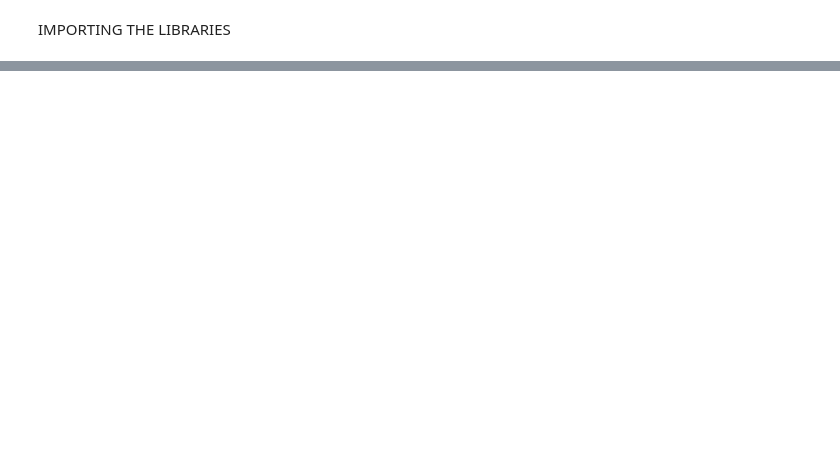
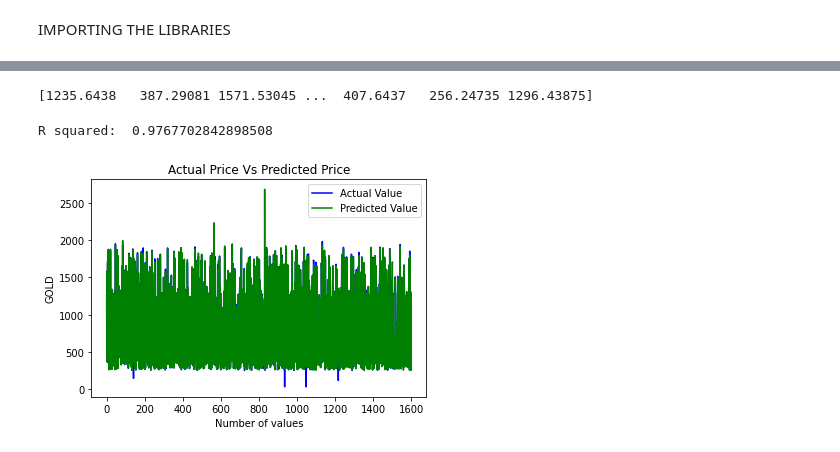
Before and after one commit to lionelrug/Agile-Digital-Project, a Jupyter notebook: GoldPriceP.ipynb, the cells around one changed output, grey strips where cells are left out. Cells and saved outputs as stored; diff of their text form; code cells hidden in the pictures; blank space fills up the shorter version.

```diff
--- a/GoldPriceP.ipynb
+++ b/GoldPriceP.ipynb
@@ -160,0 +161,10 @@ ValueError: ignored
+# %%
+from sklearn.model_selection import train_test_split
+
+X_train, X_test, Y_train, Y_test = train_test_split(X, Y, test_size = 0.2, random_state=2)
+# %%
+from sklearn.ensemble import RandomForestRegressor
+
+regressor = RandomForestRegressor(n_estimators=1000)
+
+regressor.fit(X_train, Y_train)
@@ -160,0 +179,24 @@ ValueError: ignored
+# %%
+test_data_prediction = regressor.predict(X_test)
+
+print(test_data_prediction)
+# %% [output]
+[1235.6438   387.29081 1571.53045 ...  407.6437   256.24735 1296.43875]
+# %%
+from sklearn import metrics
+error_score = metrics.r2_score(Y_test, test_data_prediction)
+print("R squared: " ,error_score)
+# %% [output]
+R squared:  0.9767702842898508
+# %%
+Y_test = list (Y_test)
+
+plt.plot(Y_test, color='Blue', label ='Actual Value')
+plt.plot(test_data_prediction, color='green', label = 'Predicted Value')
+plt.title('Actual Price Vs Predicted Price')
+plt.xlabel('Number of values')
+plt.ylabel('GOLD')
+plt.legend()
+plt.show()
+# %% [output]
+[figure, added]
```
Also changed, not shown: parts of 21 cells of this notebook.
